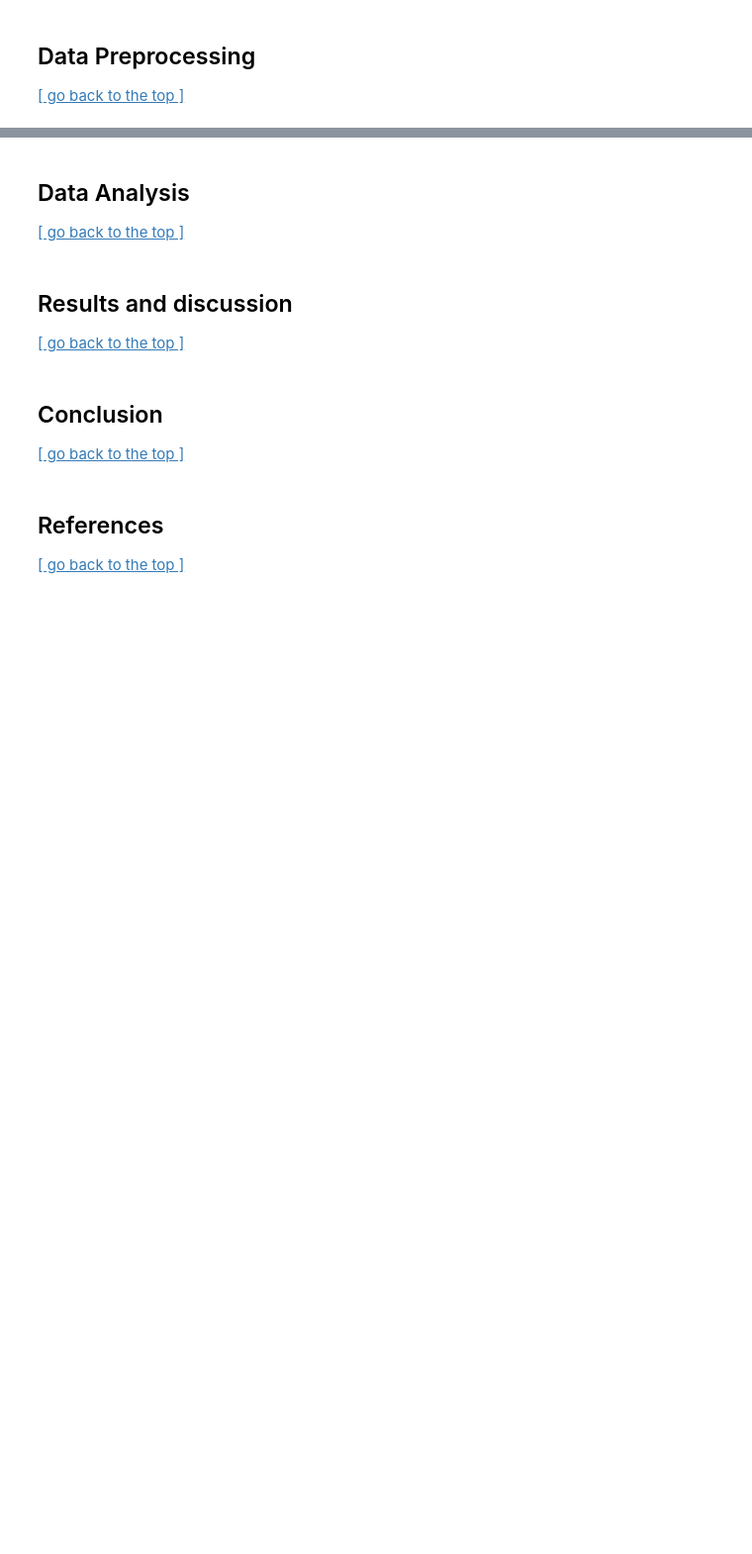
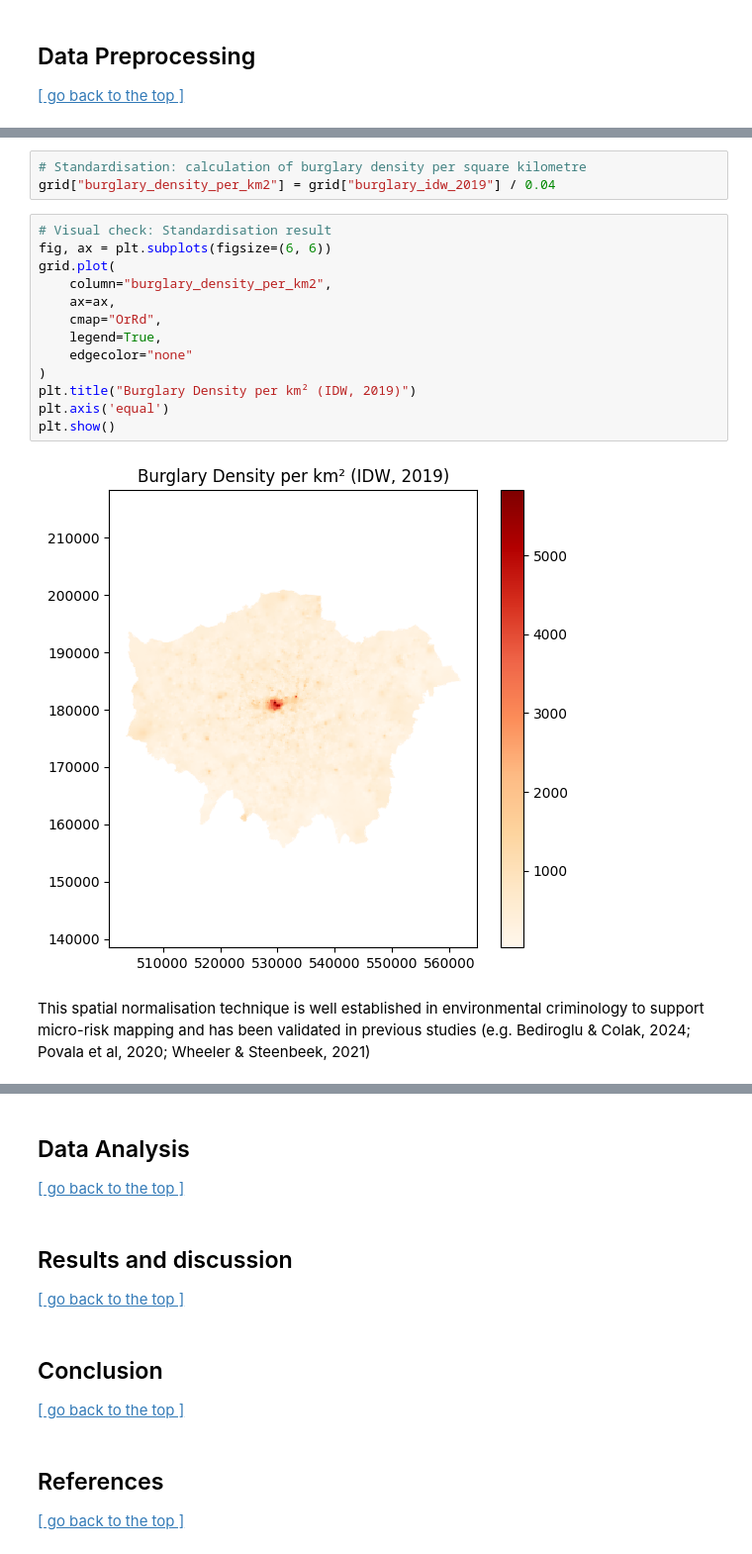
Before and after one commit to ixxiiris/CASA0006_assessment, a Jupyter notebook: Template_submission_CASA0006.ipynb, the cells around one changed output, grey strips where cells are left out. Shown: that part at 99% size. Saved outputs shown, nothing was run; the diff lists cells and outputs as text; blank space fills up the shorter version.

```diff
--- a/Template_submission_CASA0006.ipynb
+++ b/Template_submission_CASA0006.ipynb
@@ -91,0 +292,20 @@ A total of N（根据生成情况修改） grid cells are generated, covering al
+# %%
+# Standardisation: calculation of burglary density per square kilometre
+grid["burglary_density_per_km2"] = grid["burglary_idw_2019"] / 0.04
+# %%
+# Visual check: Standardisation result
+fig, ax = plt.subplots(figsize=(6, 6))
+grid.plot(
+    column="burglary_density_per_km2",
+    ax=ax,
+    cmap="OrRd",
+    legend=True,
+    edgecolor="none"
+)
+plt.title("Burglary Density per km² (IDW, 2019)")
+plt.axis('equal')
+plt.show()
+# %% [output]
+[figure, added]
+# %% [markdown]
+This spatial normalisation technique is well established in environmental criminology to support micro-risk mapping and has been validated in previous studies (e.g. Bediroglu & Colak, 2024; Povala et al, 2020; Wheeler & Steenbeek, 2021)
```
Also changed, not shown: parts of 26 cells of this notebook, 22 other files.
